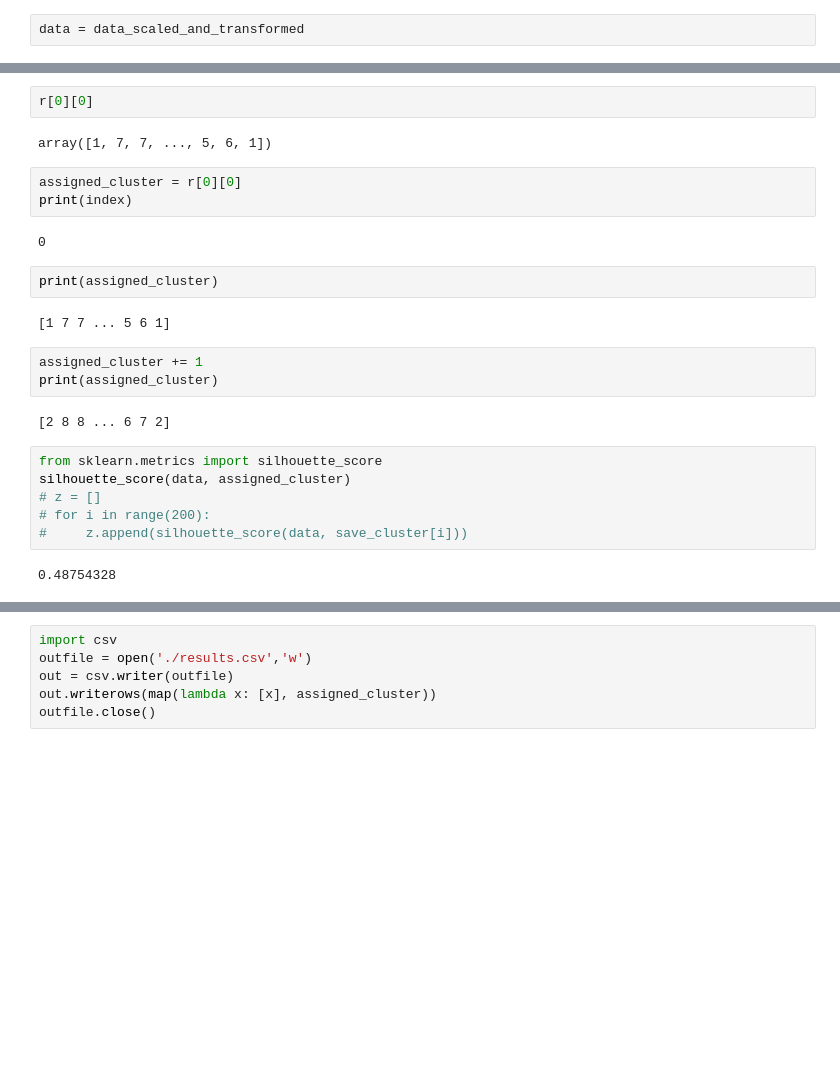
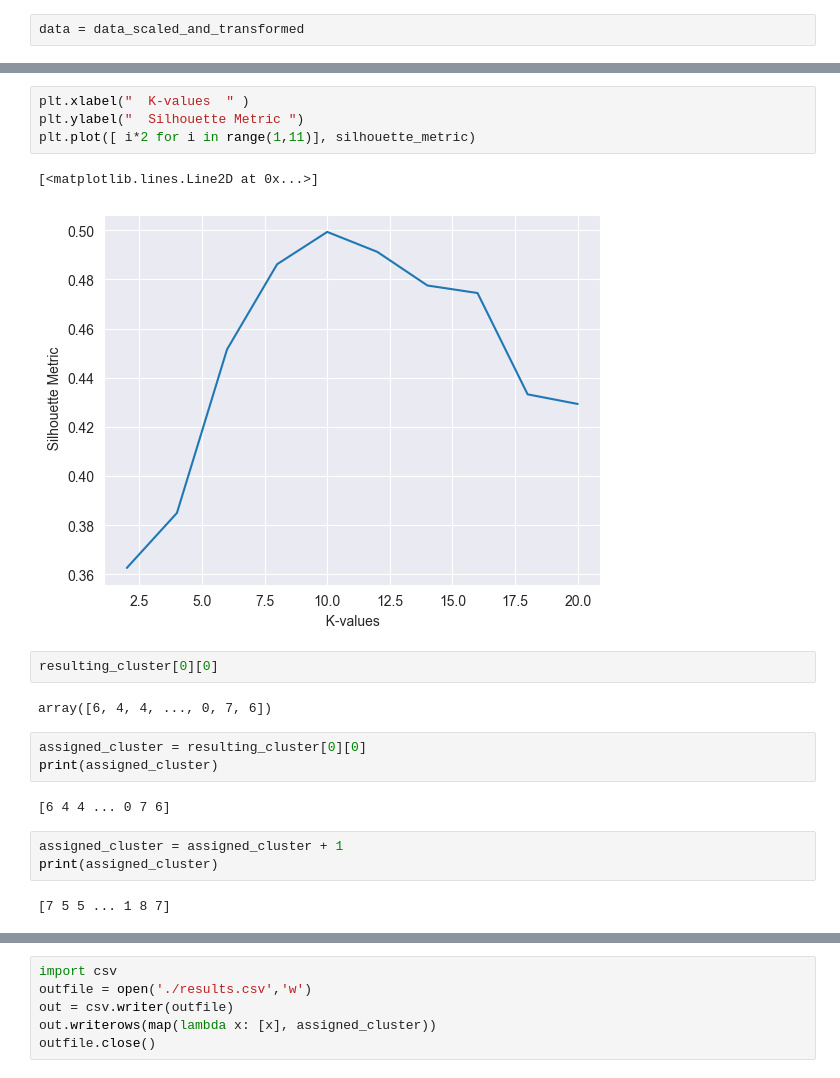
Before and after one commit to bhaba-ranjan/clustering, a Jupyter notebook: k-means.ipynb, the cells around one changed output, grey strips where cells are left out. Cells and saved outputs as stored; diff of their text form; blank space fills up the shorter version.

```diff
--- a/k-means.ipynb
+++ b/k-means.ipynb
@@ -203,26 +228,21 @@ restart
+# %%
+plt.xlabel("  K-values  " )
+plt.ylabel("  Silhouette Metric ")
+plt.plot([ i*2 for i in range(1,11)], silhouette_metric)
+# %% [output]
+[<matplotlib.lines.Line2D at 0x...>]
+[figure, added]
 # %%
-r[0][0]
+resulting_cluster[0][0]
 # %% [output]
-array([1, 7, 7, ..., 5, 6, 1])
+array([6, 4, 4, ..., 0, 7, 6])
 # %%
-assigned_cluster = r[0][0]
-print(index)
+assigned_cluster = resulting_cluster[0][0]
+print(assigned_cluster)
 # %% [output]
-0
+[6 4 4 ... 0 7 6]
-# %%
-print(assigned_cluster)
-# %% [output]
-[1 7 7 ... 5 6 1]
 # %%
-assigned_cluster += 1
+assigned_cluster = assigned_cluster + 1
 print(assigned_cluster)
 # %% [output]
-[2 8 8 ... 6 7 2]
+[7 5 5 ... 1 8 7]
-# %%
-from sklearn.metrics import silhouette_score
-silhouette_score(data, assigned_cluster)
-# z = []
-# for i in range(200):
-#     z.append(silhouette_score(data, save_cluster[i]))
-# %% [output]
-0.48754328
```
Also changed, not shown: parts of 32 cells of this notebook.
